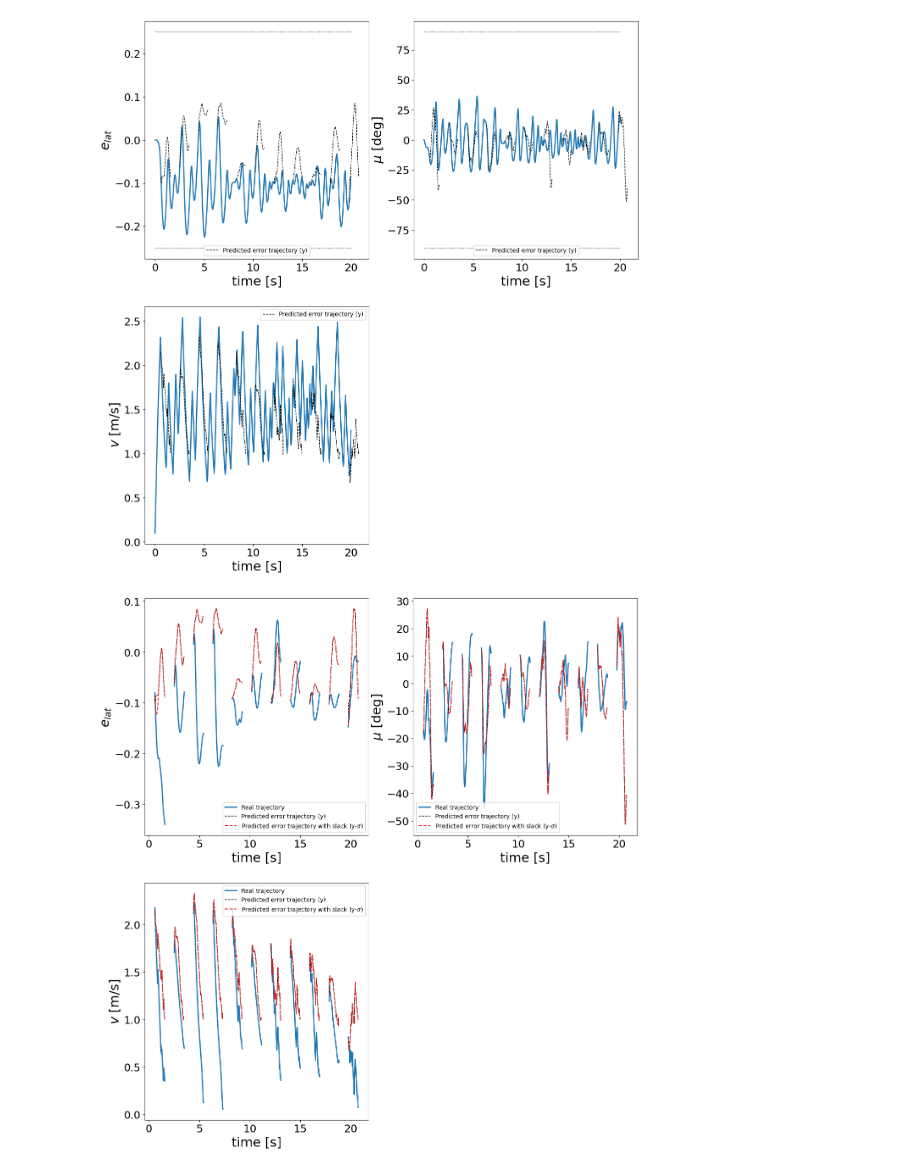
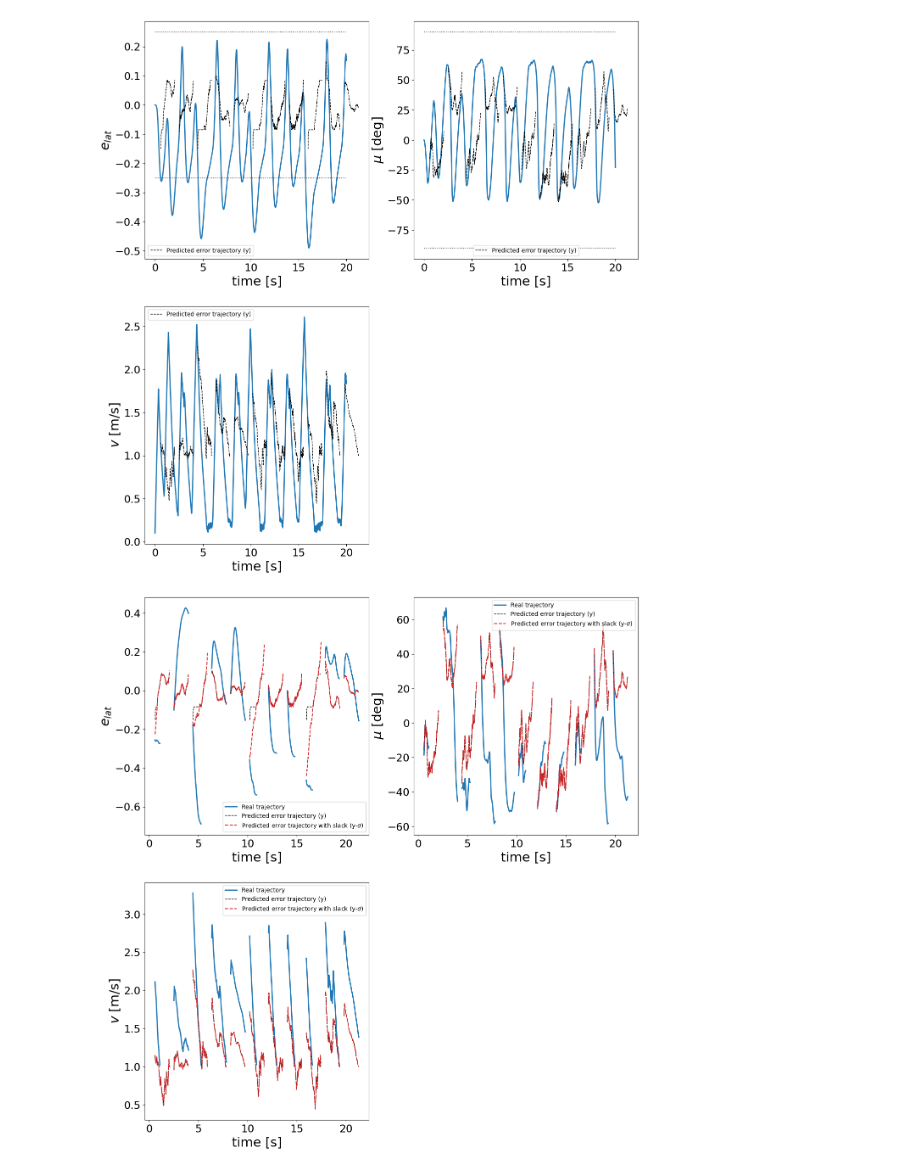
Before and after one commit to HuangYujun-JunkyTalent/DataDrivenSafetyFilter, a Jupyter notebook: track_simulation.ipynb, the cells around one changed output. Saved outputs shown, nothing was run; the diff lists cells and outputs as text; code cells hidden in the pictures.

Commit message:
Enabled filter with vx and vy

```diff
--- a/track_simulation.ipynb
+++ b/track_simulation.ipynb
@@ -27,17 +27,20 @@ simulator.a_d_max = 2
 simulator.delta_d_max = 0.12
 simulator.use_saved_data = False
 simulator.save_data = False
-simulator.simulate_model_type = ModelType.DYNAMIC_FEW_OUTPUT
-simulator.data_model_type = ModelType.DYNAMIC_FEW_OUTPUT
+simulator.simulate_model_type = ModelType.DYNAMIC
+simulator.data_model_type = ModelType.DYNAMIC
+simulator.filter_model_type = ModelType.DYNAMIC
 simulator.t_sim = 20
 simulator.num_predicted_traj = 10
 simulator.global_initial_state = np.array([0.0, 0.0, 0.0, 0.1, 0.0, 0.0])
 simulator.cur = 1/0.5
 simulator.track_fun_name = 'round_track'
+simulator.lag = 20
 
 simulator.t_data = 10.0
 simulator.data_input_rule = InputRule.RANDOM_2_WITH_MEAN
 
+# simulator.n_v_max = 0
 # simulator.n_x, simulator.n_y, simulator.n_psi, simulator.n_v = 0,0,0,0
 # simulator.n_e_lat_max, simulator.n_mu_max, simulator.n_v_max, simulator.n_l_max = 0,0,0,0 # for test of prediction error
 
@@ -50,7 +53,7 @@ filter_types = [
     # SafetyFilterTypes.INDIRECT_FITTING_TERMINAL,
     # SafetyFilterTypes.INDIRECT_FIX_MU,
     # SafetyFilterTypes.INDIRECT_ZERO_V,
-    # SafetyFilterTypes.INDIRECT_FIX_MU_WEIGHTING,
+    SafetyFilterTypes.INDIRECT_FIX_MU_WEIGHTING,
     SafetyFilterTypes.INDIRECT_FIX_MU_WEIGHTING_ADD_DATA,
     # SafetyFilterTypes.INDIRECT_FIX_MU_ADD_DATA_LATERAL,
     # SafetyFilterTypes.INDIRECT_STOP,
@@ -96,14 +99,18 @@ filter_params: Dict[SafetyFilterTypes, List[Dict[str, Any]]] = {
         # {'lam_sig': 50000, 'L': 150, 'c': [[0.4, 0.2, 0.05, 0.01], [0.2, 0.1, 0.05, 0.01]]}
         ],
     SafetyFilterTypes.INDIRECT_FIX_MU_WEIGHTING: [
-        {'lam_sig': 150000, 'L': 100, 'R': np.matrix('1,0;0,0'), 'c': [[0.4, 0.2, 0.05, 0.01], [0.2, 0.1, 0.05, 0.01]]},
+        {'lam_sig': 150000, 'L': 100, 'R': np.matrix('1,0;0,1'), 'c': [[0.4, 0.2, 0.05, 0.01], [0.2, 0.1, 0.05, 0.01], [0.1, 0.05, 0.01, 0.005], [0.1, 0.05, 0.01, 0.005]]}, # seemingly good for dynamic model, using data from kinematic model???? larger lam_sig is not working
     ],
     SafetyFilterTypes.INDIRECT_FIX_MU_WEIGHTING_ADD_DATA: [
-        {'lam_sig': 50000, 'L': 100, 'R': np.matrix('1,0;0,1'), 'c': [[0.4, 0.2, 0.05, 0.01], [0.2, 0.1, 0.05, 0.01]]},
+        {'lam_sig': 50000, 'L': 150, 'R': np.matrix('1,0;0,1'), 'c': [[0.4, 0.2, 0.05, 0.01], [0.2, 0.1, 0.05, 0.01], [0.1, 0.05, 0.01, 0.005], [0.1, 0.05, 0.01, 0.005]]},
     ],
     # SafetyFilterTypes.INDIRECT_STOP: [{'lam_sig': 100000}],
     }
-simulation_input_rules = [SimulationInputRule.MAX_THROTTLE, SimulationInputRule.MAX_THROTTLE_SINE_STEER, SimulationInputRule.SINE_WITH_MEAN]
+simulation_input_rules = [
+    SimulationInputRule.MAX_THROTTLE,
+    # SimulationInputRule.MAX_THROTTLE_SINE_STEER,
+    # SimulationInputRule.SINE_WITH_MEAN,
+    ]
 
 
 dict_results = simulator.simulate_multi(random_seeds, track_filter_types, filter_types, filter_params, simulation_input_rules)
@@ -142,23 +160,23 @@ if save_fig:
 # %%
 # choose one result to plot details
-results = dict_results[(random_seed, track_filter_types[0], SafetyFilterTypes.INDIRECT_FIX_MU_WEIGHTING_ADD_DATA, simulation_input_rules[1])][0]
+results = dict_results[(random_seed, track_filter_types[0], SafetyFilterTypes.INDIRECT_FIX_MU_WEIGHTING_ADD_DATA, simulation_input_rules[0])][0]
 # results = dict_results[(random_seed, track_filter_types[0], SafetyFilterTypes.INDIRECT_ZERO_V, simulation_input_rules[0])][0]
 
 # plot given error dynamics trajectory
 plt.figure(figsize=(15,16))
 #velocity input
 ax = plt.subplot(221)
 results.plot_error_trajectory(0, ax, constraint=(-simulator.track_width/2, simulator.track_width/2))
 results.plot_predicted_error_slices(0, ax)
 ax = plt.subplot(222)
 results.plot_error_trajectory(1, ax, constraint=(simulator.mu_min*180/np.pi, simulator.mu_max*180/np.pi))
 results.plot_predicted_error_slices(1, ax)
 ax = plt.subplot(223)
 results.plot_error_trajectory(2, ax)
 results.plot_predicted_error_slices(2, ax)
 plt.show()
 # %% [output]
-[figure, old version]
+[figure, new version]
 # %%
 # plot given predicted trajectory and real trajectory
 # plt.rcParams['text.usetex'] = True
@@ -181,7 +199,7 @@ results.plot_predicted_error_slices(2, ax, label_y_axis=True)
 results.plot_predicted_error_with_slack_slices(2, ax, line_style={'color': 'tab:red', 'linestyle': '--', 'linewidth': 1.5})
 plt.show()
 # %% [output]
-[figure, old version]
+[figure, new version]
 # %%
 # plot given and applied inputs
 plt.figure(figsize=(14,6))
```
Also changed, not shown: parts of 14 cells of this notebook, 10 other files.
